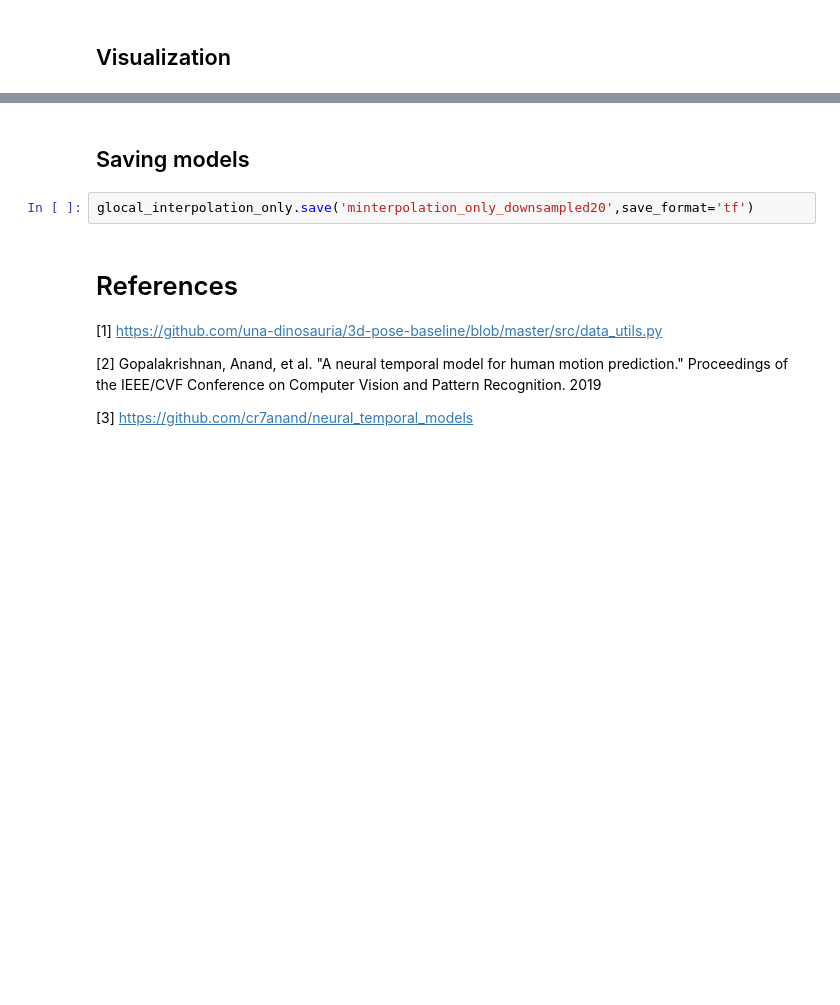
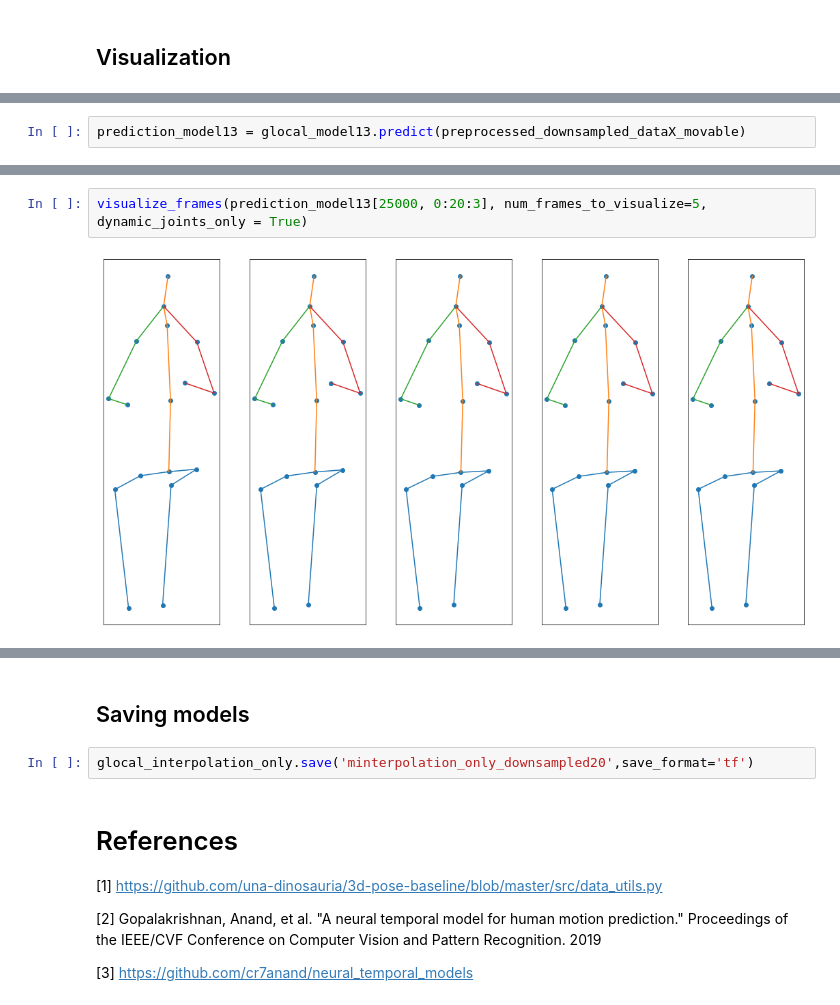
Before and after one commit to IbramMedhat/Human-Motion-Synthesis, a Jupyter notebook: GlocalNet_full_implmentation.ipynb, the cells around one changed output, grey strips where cells are left out. Saved outputs shown, nothing was run; the diff lists cells and outputs as text; blank space fills up the shorter version.

```diff
--- a/GlocalNet_full_implmentation.ipynb
+++ b/GlocalNet_full_implmentation.ipynb
@@ -733,0 +847,2 @@ visualize_frames(preprocessed_downsampled_dataX[1300], num_frames_to_visualize=1
+# %%
+prediction_model13 = glocal_model13.predict(preprocessed_downsampled_dataX_movable)
@@ -733,0 +851,4 @@ visualize_frames(preprocessed_downsampled_dataX[1300], num_frames_to_visualize=1
+# %%
+visualize_frames(prediction_model13[25000, 0:20:3], num_frames_to_visualize=5, dynamic_joints_only = True)
+# %% [output]
+[figure, added]
```
Also changed, not shown: parts of 20 cells of this notebook.
